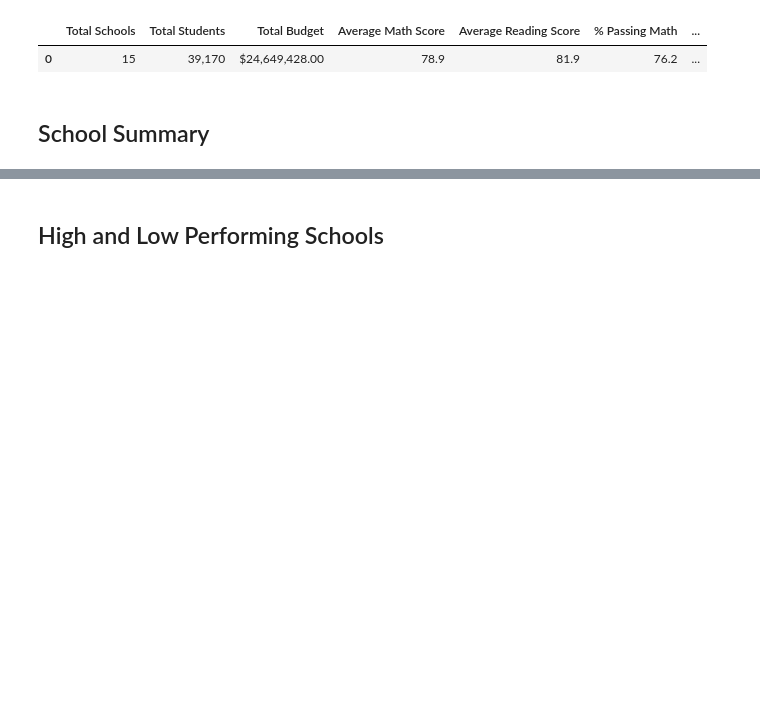
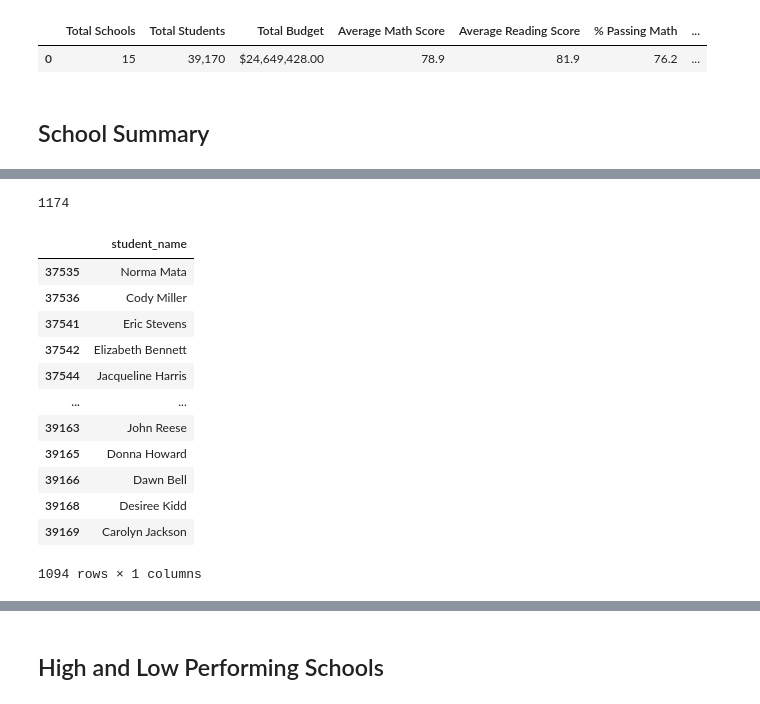
Before and after one commit to lknutstad/School_District_Analysis, a Jupyter notebook: PyCitySchools_Challenge_testing.ipynb, the cells around one changed output, grey strips where cells are left out. Saved outputs shown, nothing was run; the diff lists cells and outputs as text; code cells hidden in the pictures; blank space fills up the shorter version.

```diff
--- a/PyCitySchools_Challenge_testing.ipynb
+++ b/PyCitySchools_Challenge_testing.ipynb
@@ -225,6 +242,30 @@ per_school_summary_df
 # %%
 # Step 5.  Get the number of 10th-12th graders from Thomas High School (THS).
+remaining_students = len(student_data_df.loc[
+    (student_data_df["school_name"] == "Thomas High School") & (student_data_df["grade"] != "9th"),
+    ["reading_score"]])
+remaining_students
+# %% [output]
+1174
 # %%
 # Step 6. Get all the students passing math from THS
+students_passing_math_df = pd.DataFrame(student_data_df.loc[
+    (student_data_df["school_name"] == "Thomas High School") & (student_data_df["math_score"] >= 70),
+    ["student_name"]])
+students_passing_math_df
+# %% [output]
+|  | student_name |
+| 37535 | Norma Mata |
+| 37536 | Cody Miller |
+| 37541 | Eric Stevens |
+| 37542 | Elizabeth Bennett |
+| 37544 | Jacqueline Harris |
+| ... | ... |
+| 39163 | John Reese |
+| 39165 | Donna Howard |
+| 39166 | Dawn Bell |
+| 39168 | Desiree Kidd |
+| 39169 | Carolyn Jackson |
+1094 rows × 1 columns
 # %%
 # Step 7. Get all the students passing reading from THS
```
Also changed, not shown: parts of 3 cells of this notebook.
